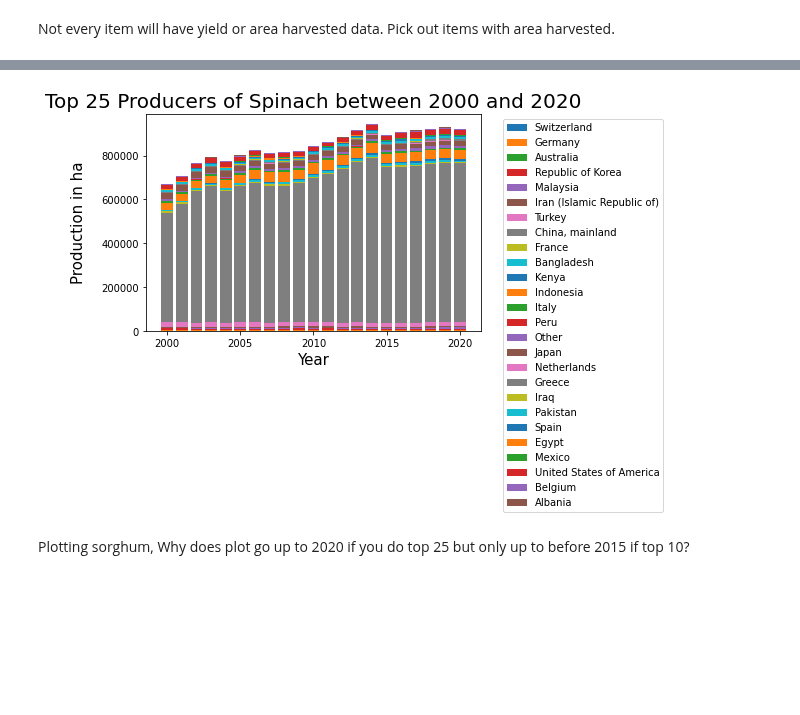
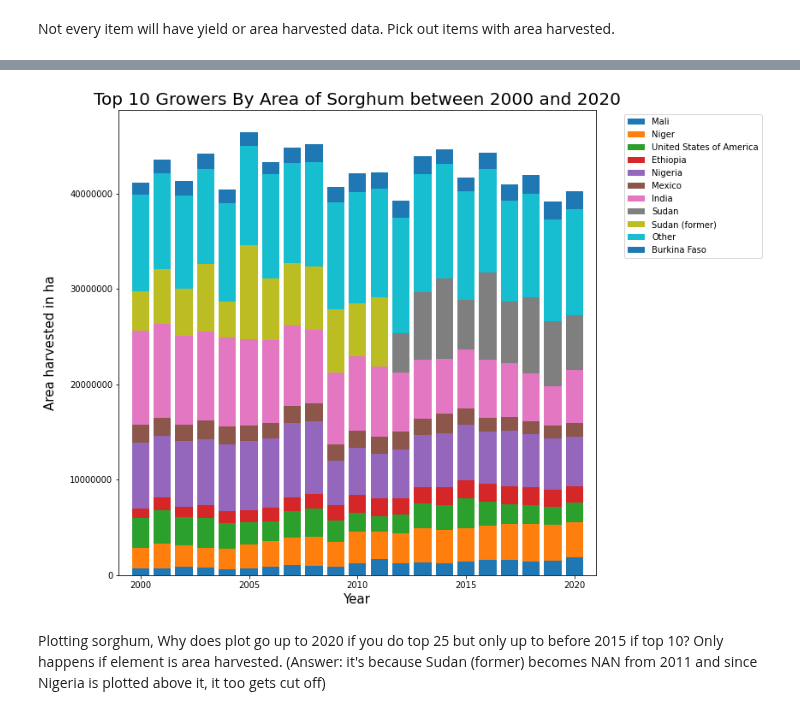
Before and after one commit to polarbearcode/DataAnalysis, a Jupyter notebook: AgricultureData/AreaHarvested.ipynb, the cells around one changed output, grey strips where cells are left out. Saved outputs shown, nothing was run; the diff lists cells and outputs as text; code cells hidden in the pictures; blank space fills up the shorter version.

```diff
--- a/AgricultureData/AreaHarvested.ipynb
+++ b/AgricultureData/AreaHarvested.ipynb
@@ -41,6 +41,6 @@ print(itemsWithArea)
 # %%
-plotProductionCrop(agData, "Area harvested", "Spinach", 2000, 2020, 25, createPlotFunc=createStackBarPlot)
+plotProductionCrop(agData, "Area harvested", "Sorghum", 2000, 2020, 10, plottingFunc=stackBarPlot)
 # %% [output]
-[figure, old version]
+[figure, new version]
 # %% [markdown]
-Plotting sorghum, Why does plot go up to 2020 if you do top 25 but only up to before 2015 if top 10?
+Plotting sorghum, Why does plot go up to 2020 if you do top 25 but only up to before 2015 if top 10? Only happens if element is area harvested. (Answer: it's because Sudan (former) becomes NAN from 2011 and since Nigeria is plotted above it, it too gets cut off)
```
Also changed, not shown: parts of 4 cells of this notebook, 1 other file.
